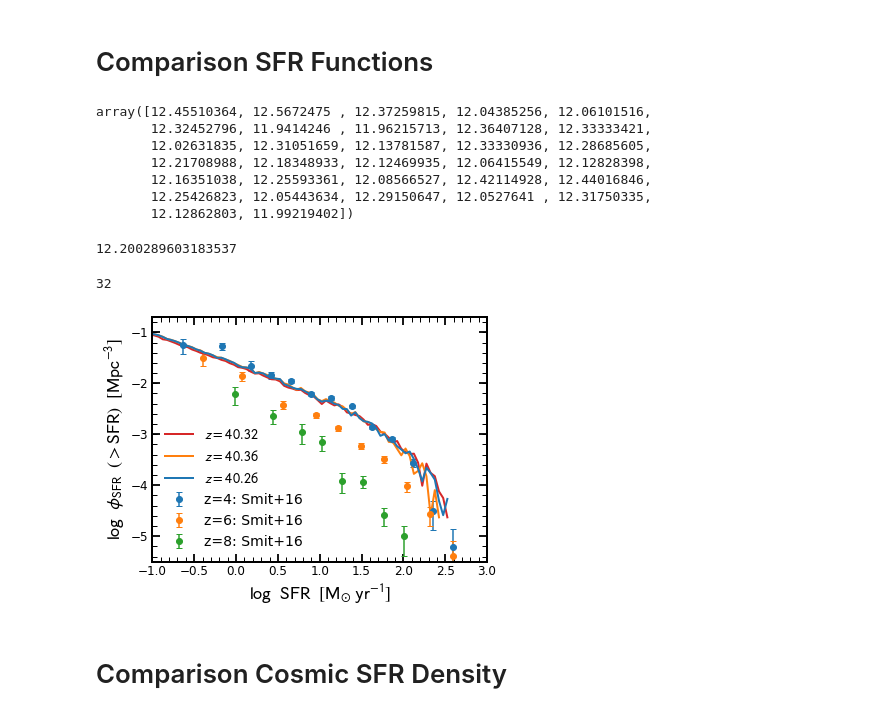
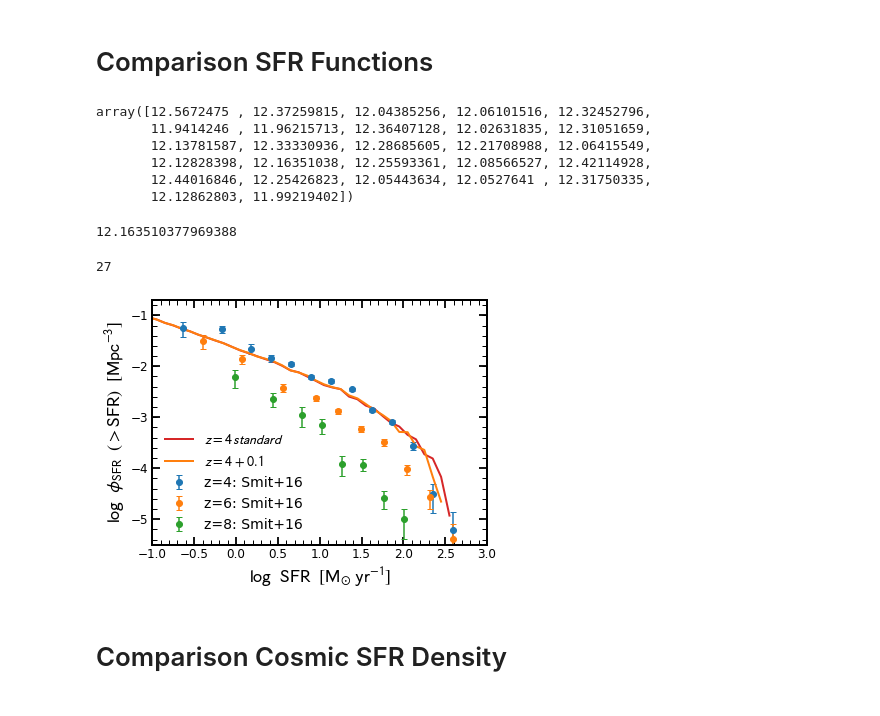
Before and after one commit to stacchella/halo_model, a Jupyter notebook: scripts/Comparison_UV_Observables.ipynb, the cells around one changed output. Drawn from its saved outputs; the diff is of its cells as text; code cells hidden in the pictures.

```diff
--- a/scripts/Comparison_UV_Observables.ipynb
+++ b/scripts/Comparison_UV_Observables.ipynb
@@ -483,10 +483,10 @@ def compute_SFR_Fct(SP_file_name, volume_box, cumulative=False, redshift_in=None
     idx_good = np.isfinite(SFR_list)
     SFR_list = SFR_list[idx_good]
     idx_SB = (SFR_list > 2.2)
-    SFR_bins = np.arange(np.max([-2.0, np.min(SFR_list)]), np.min([3.0, np.max(SFR_list)]), 0.05)
+    SFR_bins = np.arange(np.max([-2.0, np.min(SFR_list)]), np.min([3.0, np.max(SFR_list)]), 0.1)
     SFR_bins_center = SFR_bins[:-1] + 0.5*np.diff(SFR_bins)
     if completeness_correction:
-        weights = 10**completeness.get_completeness_correction_parametrized(np.log10(cat_SP['DM/DM_M'][:][idx_good]), redshift_in)
+        weights = 10**completeness.get_completeness_correction_numerical(np.log10(cat_SP['DM/DM_M'][:][idx_good]), redshift_in)
     else:
         weights = None
     hist, bin_edges = np.histogram(SFR_list, bins=SFR_bins, weights=weights)
@@ -604,29 +604,28 @@ SFRFct_obs_dict['8'] = np.array([SFR_list, phi_list, phi_err_list_neg, phi_err_l
 # read in model
 # take average SFR over past 200 Myr (UV SFR)
 
-SFR_bins_center_z4, SFR_fct_model_z4, SB = compute_SFR_Fct(path_SFH_cat + 'SFH_z4_constant_0.32.hdf5', volume_box, cumulative=False, redshift_in=4.0, completeness_correction=True)
-SFR_bins_center_z42, SFR_fct_model_z42, SB = compute_SFR_Fct(path_SFH_cat + 'SFH_z4_constant_0.36.hdf5', volume_box, cumulative=False, redshift_in=4.0, completeness_correction=True)
-SFR_bins_center_z43, SFR_fct_model_z43, SB = compute_SFR_Fct(path_SFH_cat + 'SFH_z4_constant_0.26.hdf5', volume_box, cumulative=False, redshift_in=4.0, completeness_correction=True)
+SFR_bins_center_z4, SFR_fct_model_z4, SB = compute_SFR_Fct(path_SFH_cat + 'SFH_z4_constant_standard.hdf5', volume_box, cumulative=False, redshift_in=4.0, completeness_correction=True)
+SFR_bins_center_z42, SFR_fct_model_z42, SB = compute_SFR_Fct(path_SFH_cat + 'SFH_z4_constant_+0.1.hdf5', volume_box, cumulative=False, redshift_in=4.0, completeness_correction=True)
+#SFR_bins_center_z43, SFR_fct_model_z43, SB = compute_SFR_Fct(path_SFH_cat + 'SFH_z4_constant_0.26.hdf5', volume_box, cumulative=False, redshift_in=4.0, completeness_correction=True)
 #SFR_bins_center_z4, SFR_fct_model_z4, SB = compute_SFR_Fct(path_SP_cat + 'SFH_z4_constant_with_L.hdf5', volume_box, cumulative=False, redshift_in=4.0, completeness_correction=True)
 #SFR_bins_center_z6, SFR_fct_model_z6 = compute_SFR_Fct(path_SP_cat + 'SFH_z6_constant_with_L_M05.hdf5', volume_box, cumulative=False, redshift_in=6.0, completeness_correction=True)
 # %%
 SB
 # %% [output]
-array([12.45510364, 12.5672475 , 12.37259815, 12.04385256, 12.06101516,
-       12.32452796, 11.9414246 , 11.96215713, 12.36407128, 12.33333421,
-       12.02631835, 12.31051659, 12.13781587, 12.33330936, 12.28685605,
-       12.21708988, 12.18348933, 12.12469935, 12.06415549, 12.12828398,
-       12.16351038, 12.25593361, 12.08566527, 12.42114928, 12.44016846,
-       12.25426823, 12.05443634, 12.29150647, 12.0527641 , 12.31750335,
+array([12.5672475 , 12.37259815, 12.04385256, 12.06101516, 12.32452796,
+       11.9414246 , 11.96215713, 12.36407128, 12.02631835, 12.31051659,
+       12.13781587, 12.33330936, 12.28685605, 12.21708988, 12.06415549,
+       12.12828398, 12.16351038, 12.25593361, 12.08566527, 12.42114928,
+       12.44016846, 12.25426823, 12.05443634, 12.0527641 , 12.31750335,
        12.12862803, 11.99219402])
 # %%
 np.median(SB)
 # %% [output]
-12.200289603183537
+12.163510377969388
 # %%
 len(SB)
 # %% [output]
-32
+27
 # %%
 # set up observations
 
@@ -641,37 +640,37 @@ label_plot = ['z=4: Smit+16', 'z=6: Smit+16', 'z=8: Smit+16']
 
 fig, ax = plt.subplots(nrows=1, ncols=1, figsize=(6, 4.5))
 
 # Observations
 #ax.plot(np.log10(SFR_list_z4), np.log10(SFR_fct_z4), '--', color='C0', alpha=0.8)
 #ax.fill_between(np.log10(SFR_list_z4), np.log10(SFR_fct_z4_P16), np.log10(SFR_fct_z4_P84), lw=0.0, color='C0', alpha=0.2)
 #ax.plot(np.log10(SFR_list_z6), np.log10(SFR_fct_z6), '--', color='C1', alpha=0.8)
 #ax.fill_between(np.log10(SFR_list_z6), np.log10(SFR_fct_z6_P16), np.log10(SFR_fct_z6_P84), lw=0.0, color='C1', alpha=0.2)
 #ax.plot(np.log10(SFR_list_z8), np.log10(SFR_fct_z8), '--', color='C2', alpha=0.8)
 #ax.fill_between(np.log10(SFR_list_z8), np.log10(SFR_fct_z8_P16), np.log10(SFR_fct_z8_P84), lw=0.0, color='C2', alpha=0.2)
 
 # data points from observatoins
 for ii in range(len(redshift_plot)):
     plot_datapoints_observations(ax, SFRFct_obs_dict, redshift_plot[ii], color_plot[ii], label_plot[ii])
 
 
 
 # Model
-ax.plot(SFR_bins_center_z4, np.log10(SFR_fct_model_z4), '-', color='C3', lw=2, label=r'$z=4\/0.32$')
-ax.plot(SFR_bins_center_z42, np.log10(SFR_fct_model_z42), '-', color='C1', lw=2, label=r'$z=4\/0.36$')
-ax.plot(SFR_bins_center_z43, np.log10(SFR_fct_model_z43), '-', color='C0', lw=2, label=r'$z=4\/0.26$')
+ax.plot(SFR_bins_center_z4, np.log10(SFR_fct_model_z4), '-', color='C3', lw=2, label=r'$z=4\/standard$')
+ax.plot(SFR_bins_center_z42, np.log10(SFR_fct_model_z42), '-', color='C1', lw=2, label=r'$z=4\/+0.1$')
+#ax.plot(SFR_bins_center_z43, np.log10(SFR_fct_model_z43), '-', color='C0', lw=2, label=r'$z=4\/0.26$')
 #ax.plot(np.log10(SFR_bins_center_z8), np.log10(SFR_fct_model_z8), '-', color='C2', lw=2, label=r'$z=8$')
 
 ax.set_xlabel(r'$\log\/\/\/\/\mathrm{SFR}\/\/\/\/[\mathrm{M_{\odot}}\/\/\mathrm{yr}^{-1}]$', fontsize=18)
 ax.set_ylabel(r'$\log\/\/\/\/\phi_{\rm SFR}\/\/\/\/(>\mathrm{SFR})\/\/\/\/[\mathrm{Mpc}^{-3}]$', fontsize=18)
 
 ax.set_xlim([-1.0, 3.0])
 ax.set_ylim([-5.5, -0.7])
 
 plt.legend(frameon=False, fontsize=14)
 plt.savefig(path_figures + 'SFR_Fct_evolution2.pdf', bbox_inches='tight')
 plt.show()
 # %% [output]
-[figure, old version]
+[figure, new version]
 # %% [markdown]
 # Comparison Cosmic SFR Density
 # %%
```
Also changed, not shown: 2 other files.
